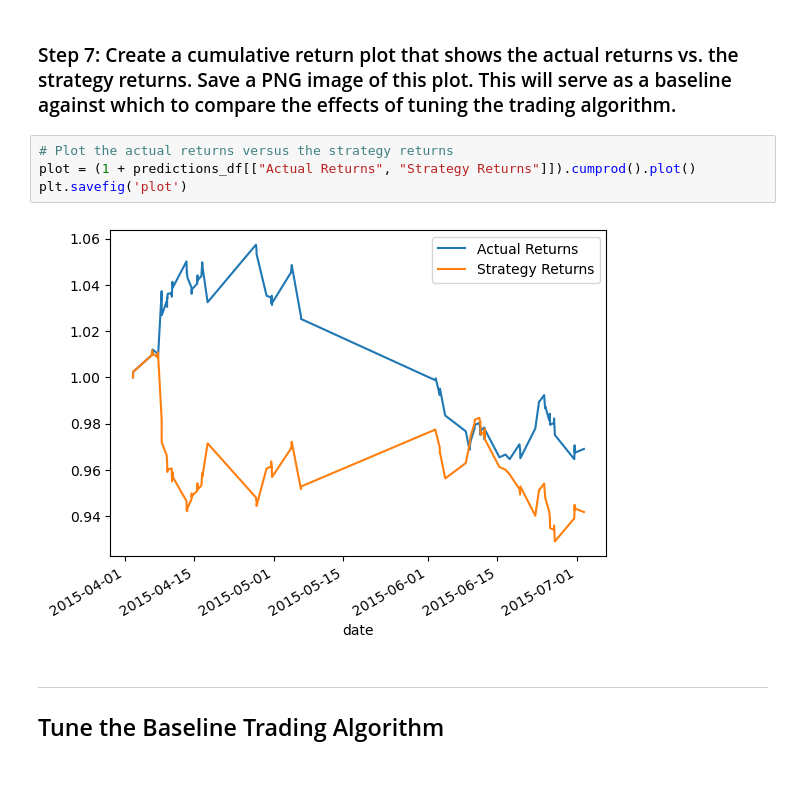
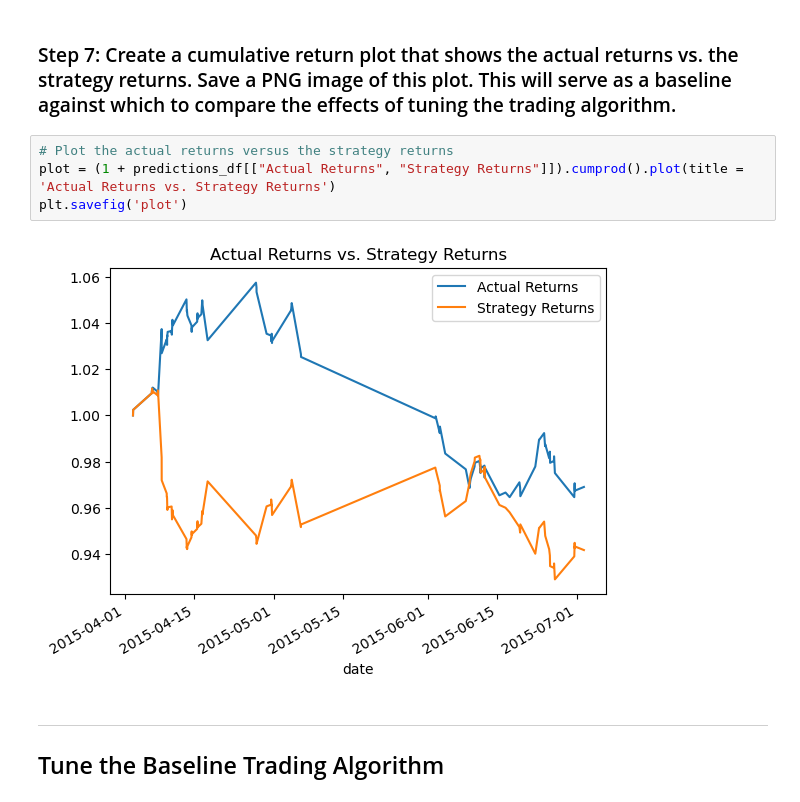
Before and after one commit to halamkim/challenge_14, a Jupyter notebook: machine_learning_trading_bot.ipynb, the cells around one changed output. Saved outputs shown, nothing was run; the diff lists cells and outputs as text; blank space fills up the shorter version.

```diff
--- a/machine_learning_trading_bot.ipynb
+++ b/machine_learning_trading_bot.ipynb
@@ -380,10 +380,10 @@ display(predictions_df.tail())
 ### Step 7: Create a cumulative return plot that shows the actual returns vs. the strategy returns. Save a PNG image of this plot. This will serve as a baseline against which to compare the effects of tuning the trading algorithm.
 # %%
 # Plot the actual returns versus the strategy returns
-plot = (1 + predictions_df[["Actual Returns", "Strategy Returns"]]).cumprod().plot()
+plot = (1 + predictions_df[["Actual Returns", "Strategy Returns"]]).cumprod().plot(title = 'Actual Returns vs. Strategy Returns')
 plt.savefig('plot')
 # %% [output]
-[figure, old version]
+[figure, new version]
 # %% [markdown]
 ---
 
```
Also changed, not shown: parts of 2 cells of this notebook.
